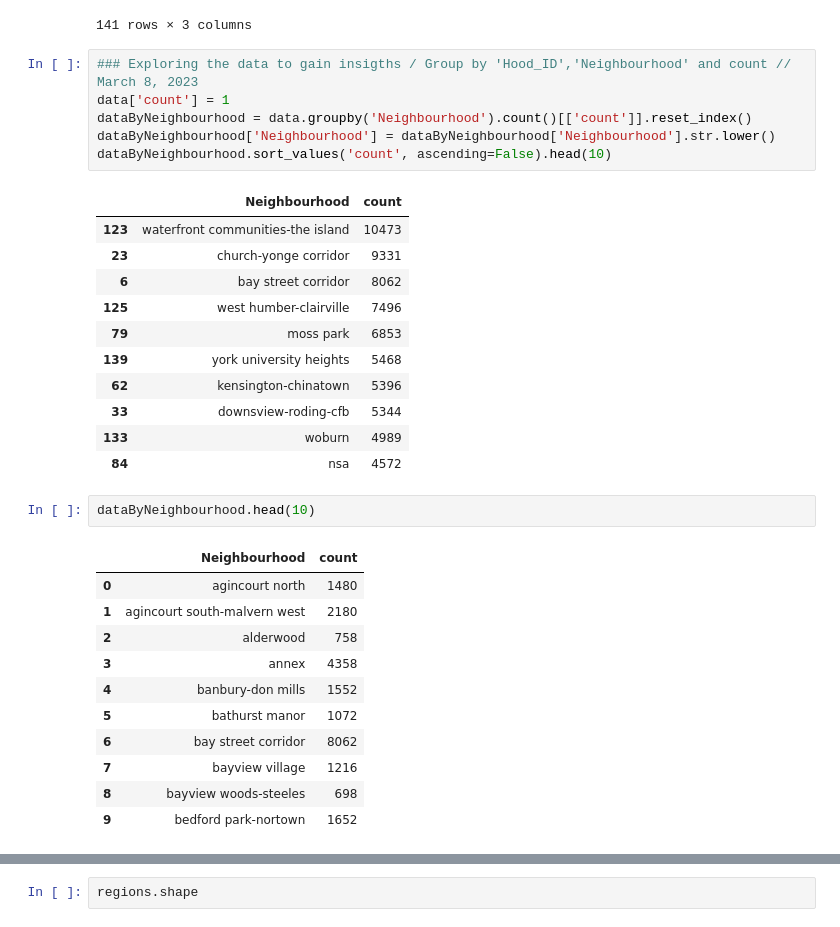
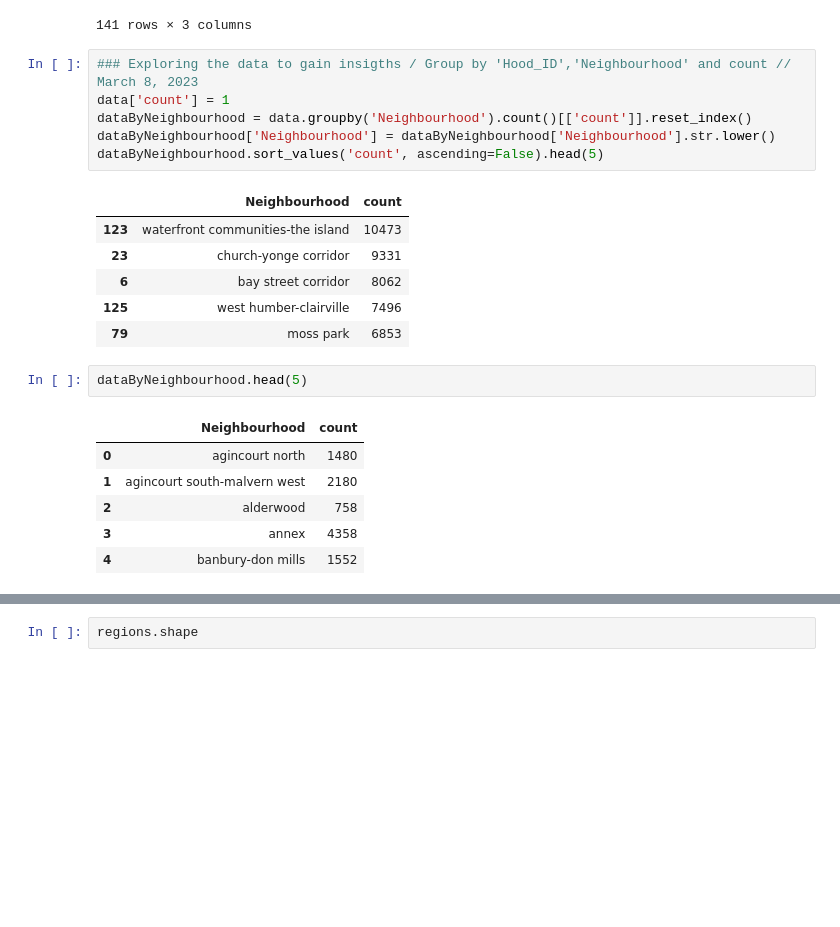
Before and after one commit to sanoliv/SCS_3253_061-Machine-Learning, a Jupyter notebook: Toronto_Police_Major_Crime_Indicators_MCI.ipynb, the cells around one changed output, grey strips where cells are left out. Saved outputs shown, nothing was run; the diff lists cells and outputs as text; blank space fills up the shorter version.

```diff
--- a/Toronto_Police_Major_Crime_Indicators_MCI.ipynb
+++ b/Toronto_Police_Major_Crime_Indicators_MCI.ipynb
@@ -752,23 +768,18 @@ data_gp
 # %%
 ### Exploring the data to gain insigths / Group by 'Hood_ID','Neighbourhood' and count // March 8, 2023
 data['count'] = 1
 dataByNeighbourhood = data.groupby('Neighbourhood').count()[['count']].reset_index()
 dataByNeighbourhood['Neighbourhood'] = dataByNeighbourhood['Neighbourhood'].str.lower()
-dataByNeighbourhood.sort_values('count', ascending=False).head(10)
+dataByNeighbourhood.sort_values('count', ascending=False).head(5)
 # %% [output]
 |  | Neighbourhood | count |
 | 123 | waterfront communities-the island | 10473 |
 | 23 | church-yonge corridor | 9331 |
 | 6 | bay street corridor | 8062 |
 | 125 | west humber-clairville | 7496 |
 | 79 | moss park | 6853 |
-| 139 | york university heights | 5468 |
-| 62 | kensington-chinatown | 5396 |
-| 33 | downsview-roding-cfb | 5344 |
-| 133 | woburn | 4989 |
-| 84 | nsa | 4572 |
 # %%
-dataByNeighbourhood.head(10)
+dataByNeighbourhood.head(5)
 # %% [output]
 |  | Neighbourhood | count |
 | 0 | agincourt north | 1480 |
@@ -776,11 +787,6 @@ dataByNeighbourhood.head(10)
 | 2 | alderwood | 758 |
 | 3 | annex | 4358 |
 | 4 | banbury-don mills | 1552 |
-| 5 | bathurst manor | 1072 |
-| 6 | bay street corridor | 8062 |
-| 7 | bayview village | 1216 |
-| 8 | bayview woods-steeles | 698 |
-| 9 | bedford park-nortown | 1652 |
 # %%
 ### Download shape file to use for the Toronto Map // March 8, 2023
 ### https://open.toronto.ca/dataset/neighbourhoods/
```
Also changed, not shown: parts of 24 cells of this notebook.
